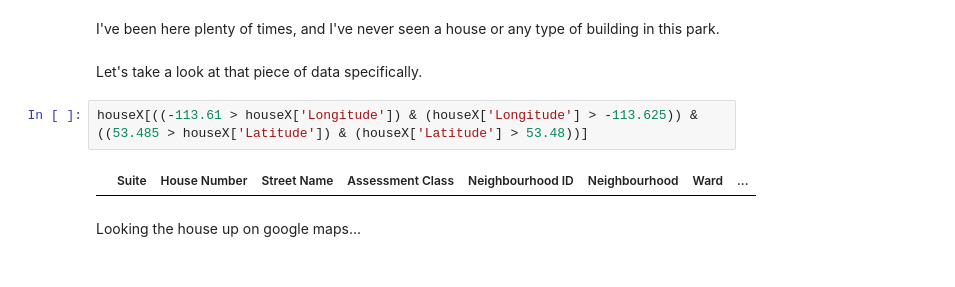
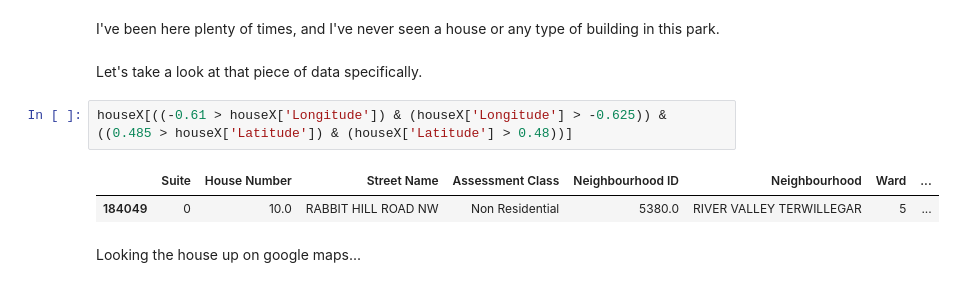
Before and after one commit to psaunderualberta/DataScienceProjects, a Jupyter notebook: Edmonton Housing Data.ipynb, the cells around one changed output. Saved outputs shown, nothing was run; the diff lists cells and outputs as text.

```diff
--- a/Edmonton Housing Data.ipynb
+++ b/Edmonton Housing Data.ipynb
@@ -248,9 +249,10 @@ I've been here plenty of times, and I've never seen a house or any type of build
 # %% [markdown]
 Let's take a look at that piece of data specifically.
 # %%
-houseX[((-113.61 > houseX['Longitude']) & (houseX['Longitude'] > -113.625)) & ((53.485 > houseX['Latitude']) & (houseX['Latitude'] > 53.48))]
+houseX[((-0.61 > houseX['Longitude']) & (houseX['Longitude'] > -0.625)) & ((0.485 > houseX['Latitude']) & (houseX['Latitude'] > 0.48))]
 # %% [output]
 |  | Suite | House Number | Street Name | Assessment Class | Neighbourhood ID | Neighbourhood | Ward | ... |
+| 184049 | 0 | 10.0 | RABBIT HILL ROAD NW | Non Residential | 5380.0 | RIVER VALLEY TERWILLEGAR | 5 | ... |
 # %% [markdown]
 Looking the house up on google maps...
 # %%
```
Also changed, not shown: parts of 14 cells of this notebook, 1 other file.
